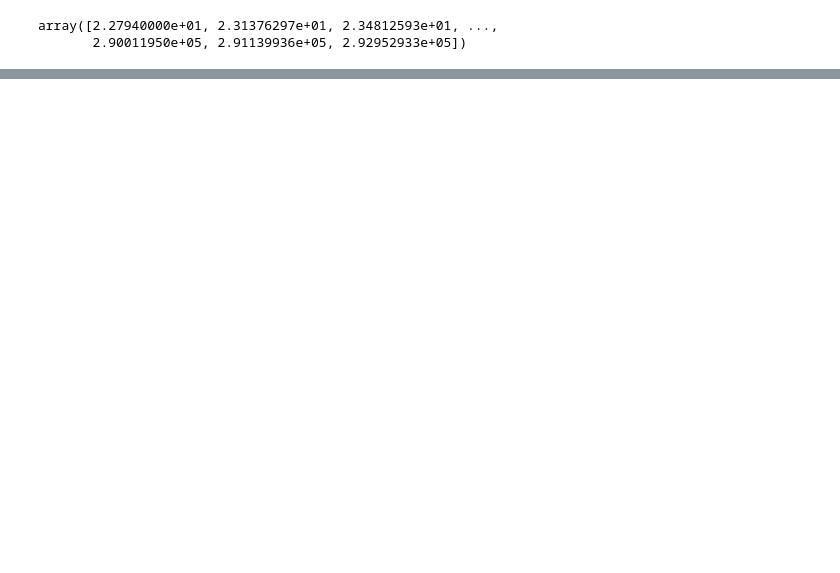
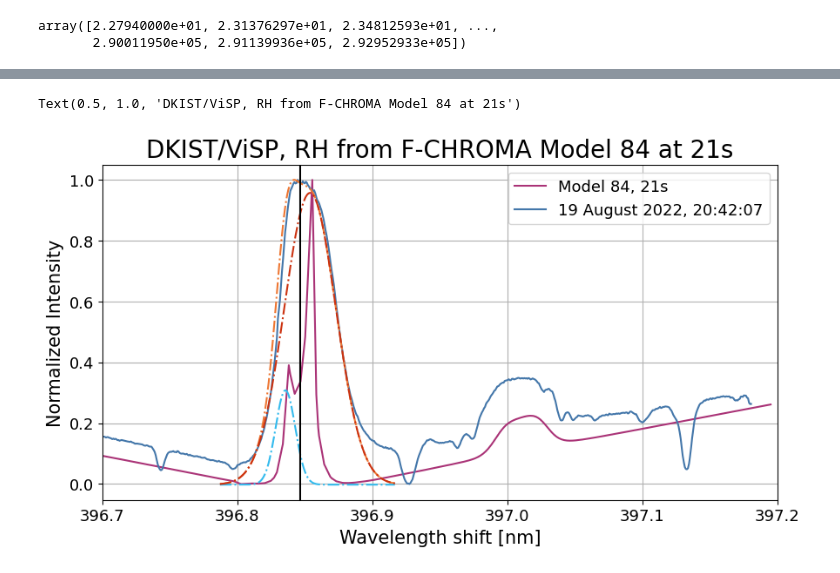
Before and after one commit to coletamburri2112/DKIST_analysis_package, a Jupyter notebook: RH_DKIST_Comp.ipynb, the cells around one changed output, grey strips where cells are left out. Saved outputs shown, nothing was run; the diff lists cells and outputs as text; code cells hidden in the pictures; blank space fills up the shorter version.

```diff
--- a/RH_DKIST_Comp.ipynb
+++ b/RH_DKIST_Comp.ipynb
@@ -128,0 +159,45 @@ Text(0.5, 1.0, 'DKIST/ViSP, RH from F-CHROMA Model 84 at 24s')
+# %%
+#round 2, with 21s simulation, 20 km/s broadening
+filename_rh2 = '/Users/coletamburri/Desktop/fchroma_h20_21s.npz'
+filename_dkist = '/Users/coletamburri/Desktop/DKISTobstest.npz'
+
+rh_file2 = np.load(filename_rh2)
+dkist_file = np.load(filename_dkist)
+
+# index of kernel center for first frame (from "maxindices")
+maxind = dkist_file['maxinds'][0]
+
+caiih_inds = np.where((rh_file2['wl_rh']>396.4) & (rh_file2['wl_rh']< 397.2))
+dkist_wl = dkist_file['wls']
+dkist_int = dkist_file['raw_dkist'][0,:,maxind] #before background subtraction
+rh_wl = rh_file2['wl_rh'][caiih_inds]
+rh_int = rh_file2['int_rh'][caiih_inds]
+rh_wl_shift = rh_wl-lamb0
+dkist_wl_shift = dkist_wl-lamb0
+
+dkist_intnorm = normalize(dkist_int)
+rh_intnorm = normalize(rh_int)
+
+fig,ax=plt.subplots(figsize=(10,5))
+ax.plot(rh_wl,rh_intnorm,label='Model 84, 21s',color='#AA3377')
+ax.plot(dkist_wl,dkist_intnorm,label='19 August 2022, 20:42:07',color='#4477AA')
+ax.set_xlim([396.7,397.2])
+ax.legend(fontsize=13)
+ax.grid()
+ax.set_ylabel('Normalized Intensity',fontsize=15)
+ax.set_xlabel('Wavelength shift [nm]',fontsize=15)
+#secaxx = ax.secondary_xaxis('top', functions=(veltrans,wltrans))
+#secaxx.set_xlabel(r'Velocity $[km\; s^{-1}]$',fontsize=15)
+ax.tick_params(axis='x', labelsize=13)
+ax.tick_params(axis='y', labelsize=13)
+ax.plot(selwl,gauss2fitynorm,'-.',color='#EE7733',label='Model')
+ax.plot(selwl,comp1fitynorm,'-.',color='#33BBEE',label='Component 1')
+ax.plot(selwl,comp2fitynorm,'-.',color='#CC3311',label='Component 2')
+ax.axvline(396.8469,color='black')
+
+
+#secaxx.tick_params(axis='x', labelsize=13)
+ax.set_title('DKIST/ViSP, RH from F-CHROMA Model 84 at 21s',fontsize=20)
+# %% [output]
+Text(0.5, 1.0, 'DKIST/ViSP, RH from F-CHROMA Model 84 at 21s')
+[figure, added]
```
Also changed, not shown: parts of 13 cells of this notebook, 5 other files.
